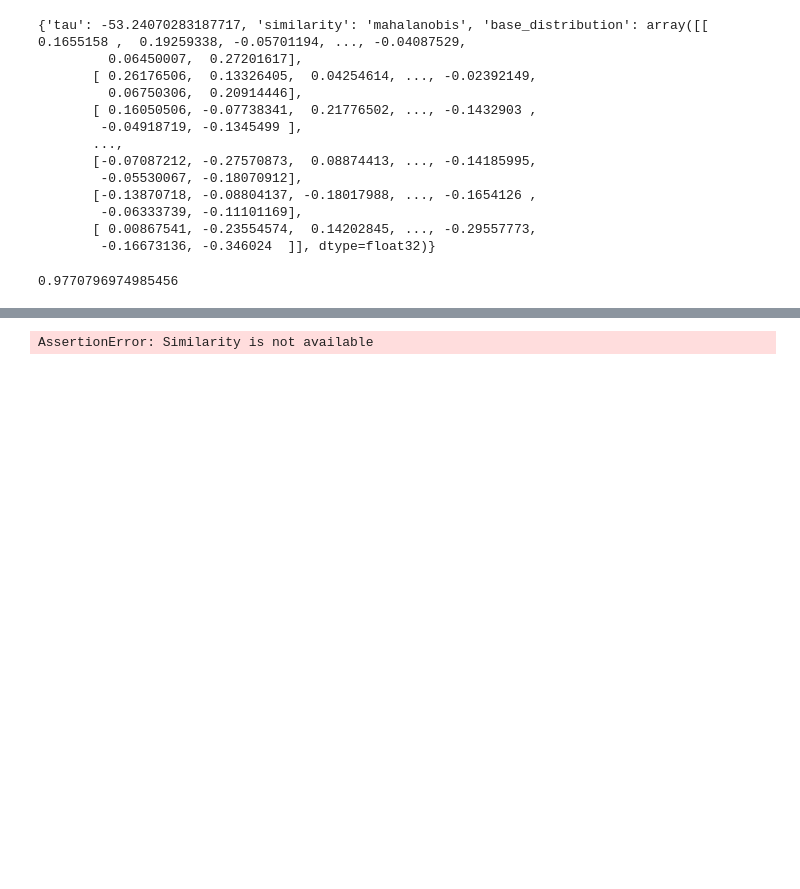
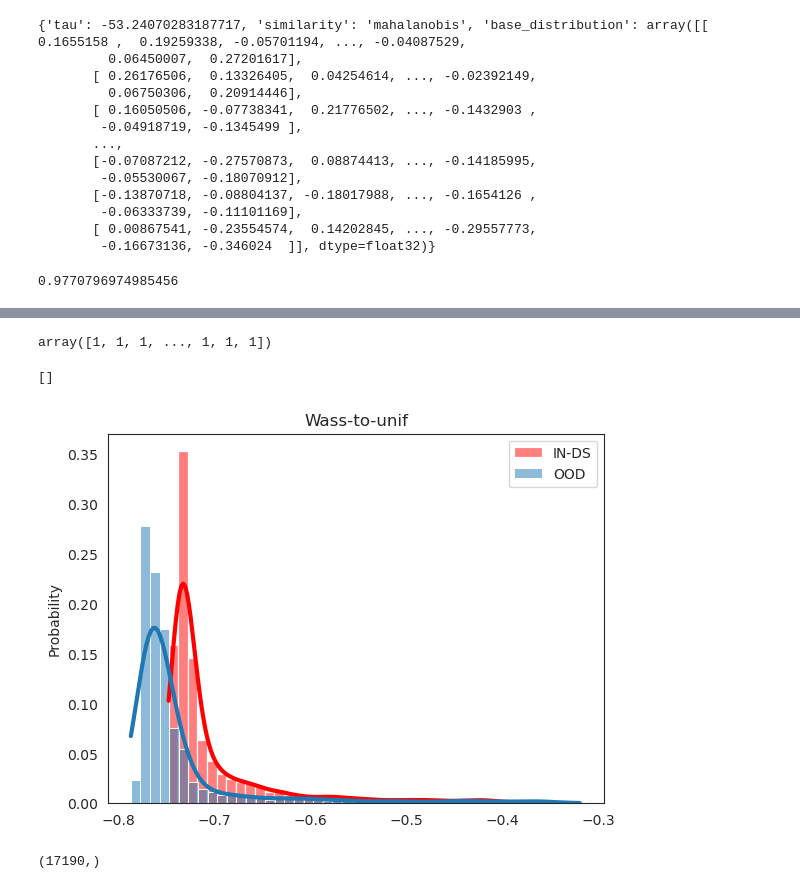
Before and after one commit to lilianmarey/nlp_ood_detection, a Jupyter notebook: papier_1/classifer_nb.ipynb, the cells around one changed output, grey strips where cells are left out. Cells and saved outputs as stored; diff of their text form; code cells hidden in the pictures; blank space fills up the shorter version.

```diff
--- a/papier_1/classifer_nb.ipynb
+++ b/papier_1/classifer_nb.ipynb
@@ -170,4 +162,17 @@ plt.hist(clf._compute_sim(test_distrib[0]))
+# %%
+clf.(X_0_attn)
+# %% [output]
+array([1, 1, 1, ..., 1, 1, 1])
 # %%
-clf = OODDetector(tau=1, similarity='wass2unif')
+clf = OODDetector(tau=1, similarity='wass2unif',k=100,  base_distribution=attn_train_distrib[1][:1000]).fit()
-# %% [output]
-AssertionError: Similarity is not available
+# %%
+direction = 1
+bins_width = .01
+sns.histplot(clf._compute_sim(attn_test_distrib[direction]), label='IN-DS', kde=True, stat='probability', color='red', binwidth=bins_width, line_kws={"lw":3})
+sns.histplot(clf._compute_sim(attn_ood_distrib[direction]), label="OOD", kde=True, stat='probability', binwidth=bins_width, line_kws={"lw":3})
+plt.legend()
+plt.title("Wass-to-unif")
+plt.plot()
+# %% [output]
+[]
+[figure, added]
@@ -173,0 +186,4 @@ AssertionError: Similarity is not available
+# %%
+np.mean(np.sort(a, axis=-1)[:, :2], axis=-1).shape
+# %% [output]
+(17190,)
```
Also changed, not shown: parts of 9 cells of this notebook, 2 other files.
